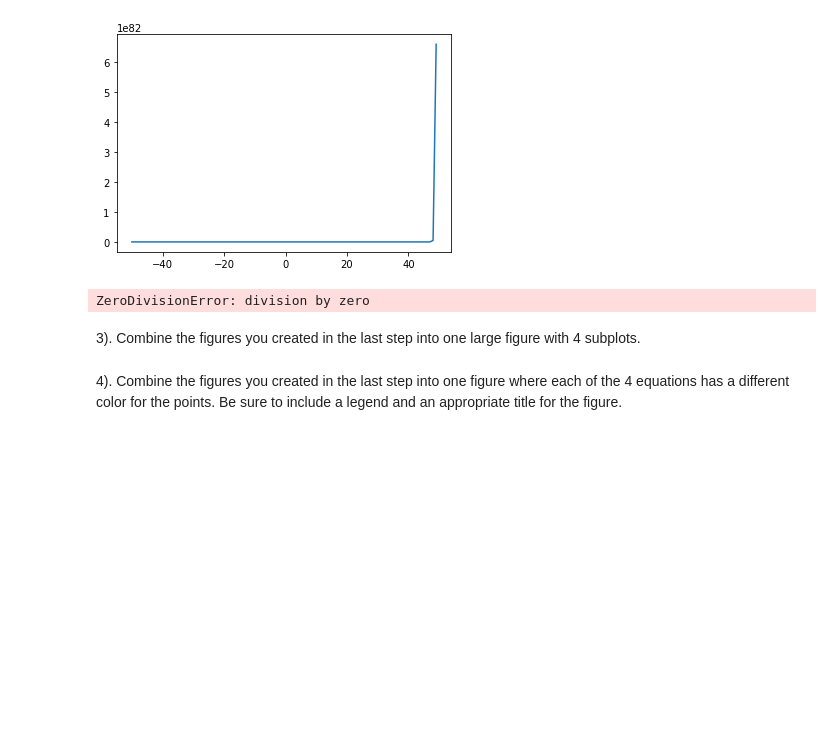
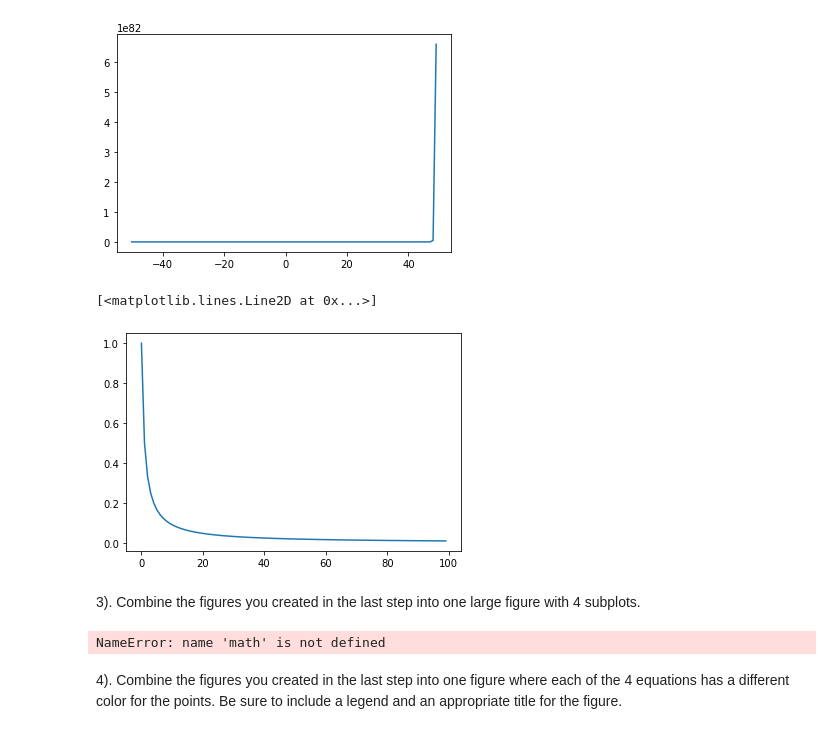
Before and after one commit to stephenkipkurui/numpy-pandas-visualization-exercises, a Jupyter notebook: matplotlib_exercises.ipynb, the cells around one changed output. Drawn from its saved outputs; the diff is of its cells as text; code cells hidden in the pictures; blank space fills up the shorter version.

Commit message:
Matplotlib Exercises

```diff
--- a/matplotlib_exercises.ipynb
+++ b/matplotlib_exercises.ipynb
@@ -71,15 +71,42 @@ plt.plot(x, y)
 # %%
 #     y = 1 / ( x + 1 )
 
-x = list(range(-50, 50))
+x = list(range(0, 100))
 
-y = [1 / (t + 1) for t in x]
+y = [(1 / (t + 1)) for t in x]
 
 plt.plot(x, y)
 # %% [output]
-ZeroDivisionError: division by zero
+[<matplotlib.lines.Line2D at 0x...>]
+[figure, added]
 # %% [markdown]
 3). Combine the figures you created in the last step into one large figure with 4 subplots.
+# %%
+x = list(range(0, 100))
+
+
+
+
+
+
+# x = range(-4, 5)
+# sin_x = [math.sin(n) for n in x]
+# cos_x = [math.cos(n) for n in x]
+
+# plt.figure(figsize=(14, 6)) # (width, height)
+
+# plt.scatter(x, sin_x, c='blue')
+# plt.scatter(x, cos_x, c='orange')
+# plt.plot(x, sin_x, c='blue', label='$\sin(x)$')
+# plt.plot(x, cos_x, c='orange', label='$\cos(x)$')
+
+# plt.legend(loc='upper right')
+# plt.title('Approximate sin and cosine curves')
+# plt.xlabel('$x$')
+
+# plt.show()
+# %% [output]
+NameError: name 'math' is not defined
 # %% [markdown]
 4). Combine the figures you created in the last step into one figure where each of the 4 equations
 has a different color for the points. Be sure to include a legend and an appropriate title for the figure.
```
